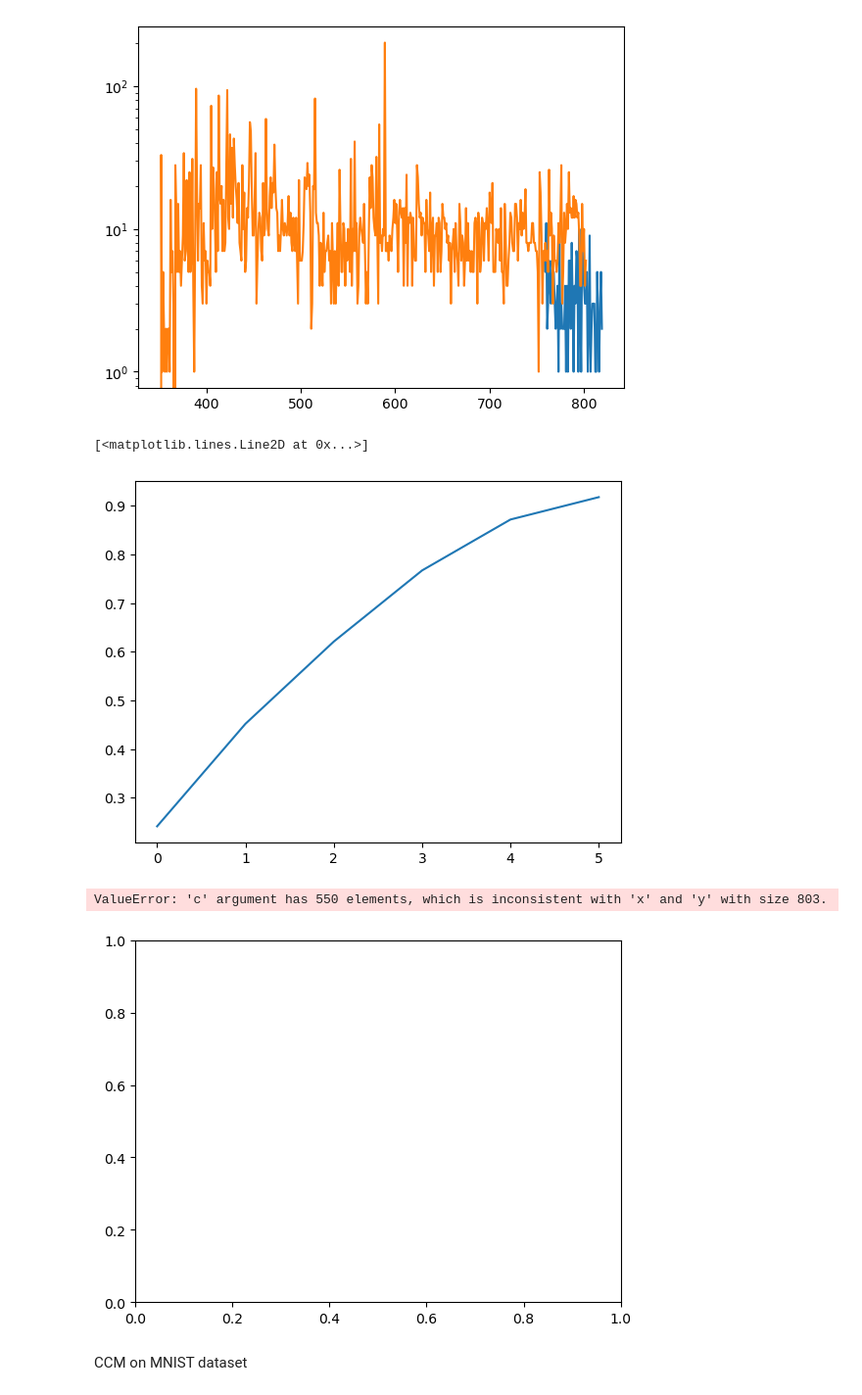
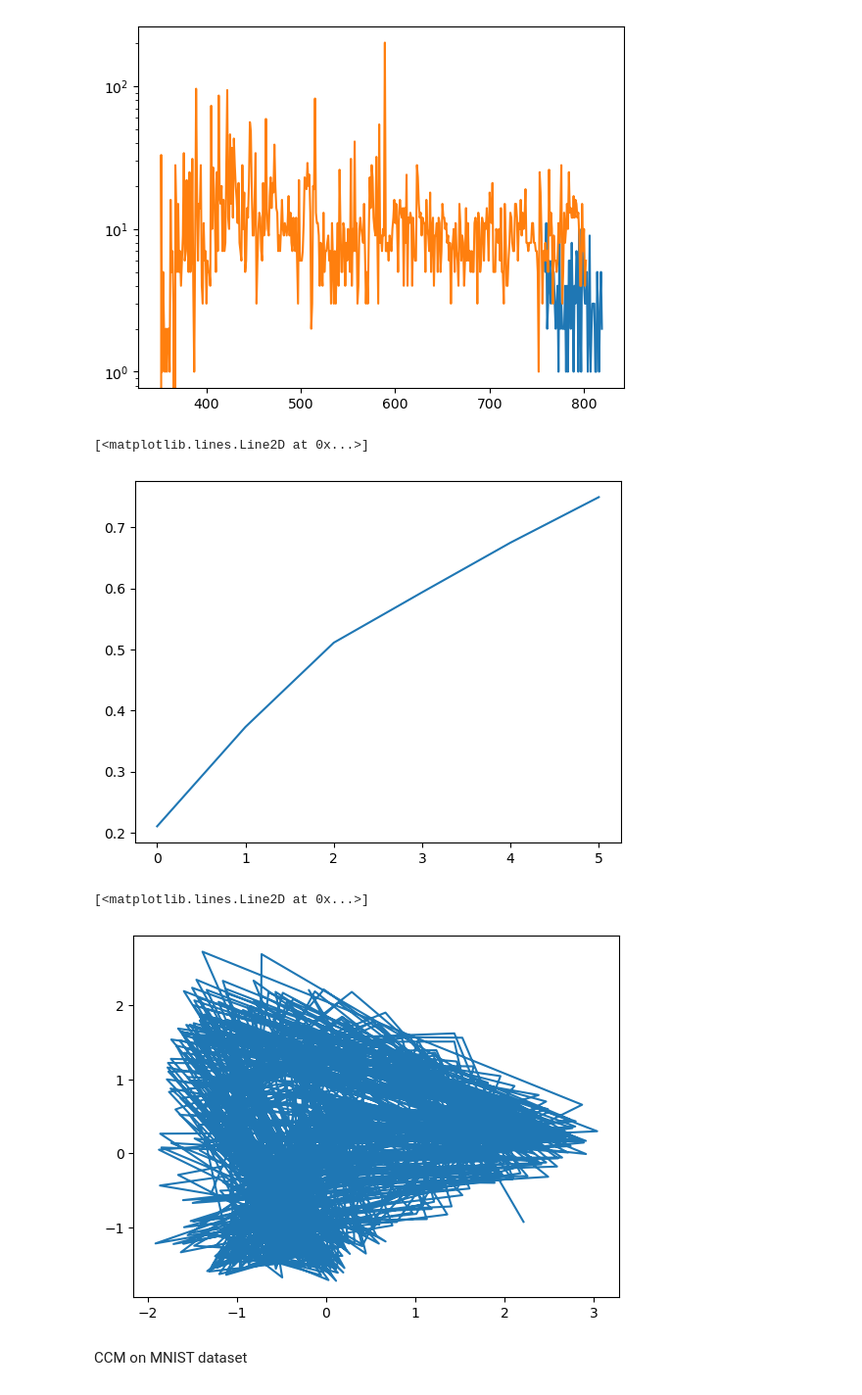
Before and after one commit to z7743/manifold_learning, a Jupyter notebook: notebooks/sandbox.ipynb, the cells around one changed output. Shown at 98% size. Cells and saved outputs as stored; diff of their text form; code cells hidden in the pictures.

```diff
--- a/notebooks/sandbox.ipynb
+++ b/notebooks/sandbox.ipynb
@@ -50,7 +51,8 @@ X = pca.fit_transform(X)
 # %%
 X = np.concatenate([X[45:],X[0:-45],X[30:-15],X[42:-3]],axis=1)
 # %%
-trainer = IMD.IMD_nD(X.shape[1], embed_dim=10, n_components=5,subtract_corr=True, device="cuda")
+
+trainer = IMD.IMD_nD(X.shape[1], embed_dim=15, n_components=10,subtract_corr=True, device="cuda")
 # %%
-trainer.fit(X, sample_len=150, library_len=500, exclusion_rad=20, nbrs_num=10, tp=30, epochs=1500, num_batches=1,optimizer="Adam", learning_rate=0.001,tp_policy="range")
+trainer.fit(X, sample_len=150, library_len=500, exclusion_rad=20, nbrs_num=20, tp=10, epochs=500, num_batches=4,optimizer="Adagrad", learning_rate=0.005,tp_policy="range")
 # %% [output]
@@ -189,12 +191,12 @@ xxx = pca_.fit_transform(unmixed[:,1])
 plt.plot(np.cumsum(pca_.explained_variance_ratio_))
 # %% [output]
 [<matplotlib.lines.Line2D at 0x...>]
-[figure, old version]
+[figure, new version]
 # %%
-plt.scatter(xxx[:,0], xxx[:,1],c=np.arange(550))
+plt.plot(xxx[:,0], xxx[:,1])
 # %% [output]
-ValueError: 'c' argument has 550 elements, which is inconsistent with 'x' and 'y' with size 803.
+[<matplotlib.lines.Line2D at 0x...>]
-[figure, old version]
+[figure, new version]
 # %%
 import plotly.express as px
 fig = px.line_3d(x=xxx[:,0], y=xxx[:,1],z=xxx[:,2],height=700)
```
Also changed, not shown: parts of 6 cells of this notebook, 2 other files.
